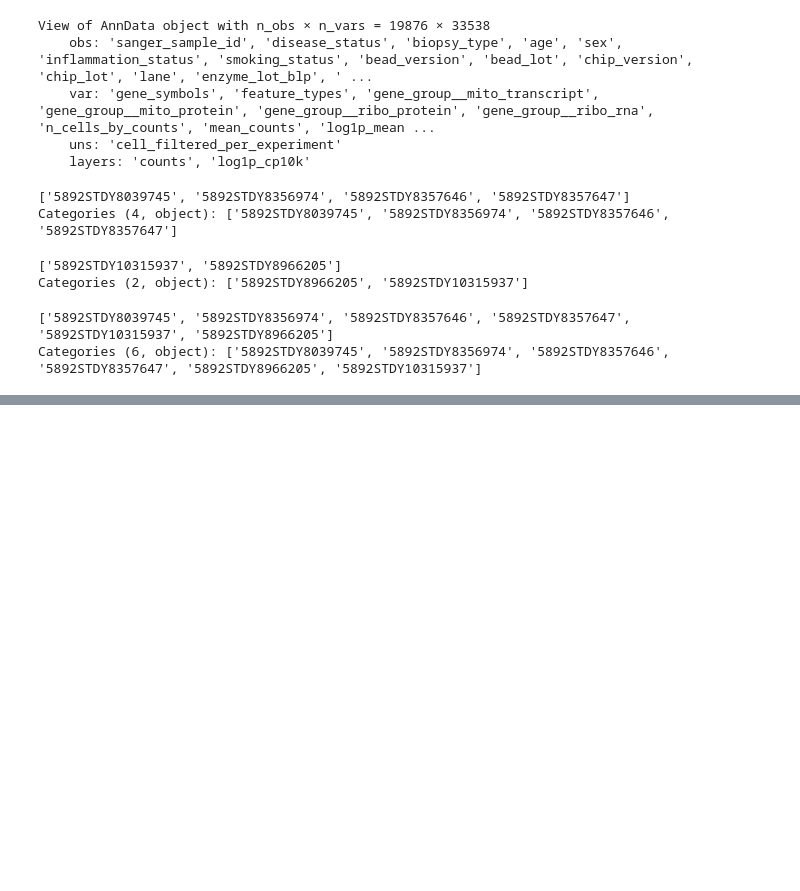
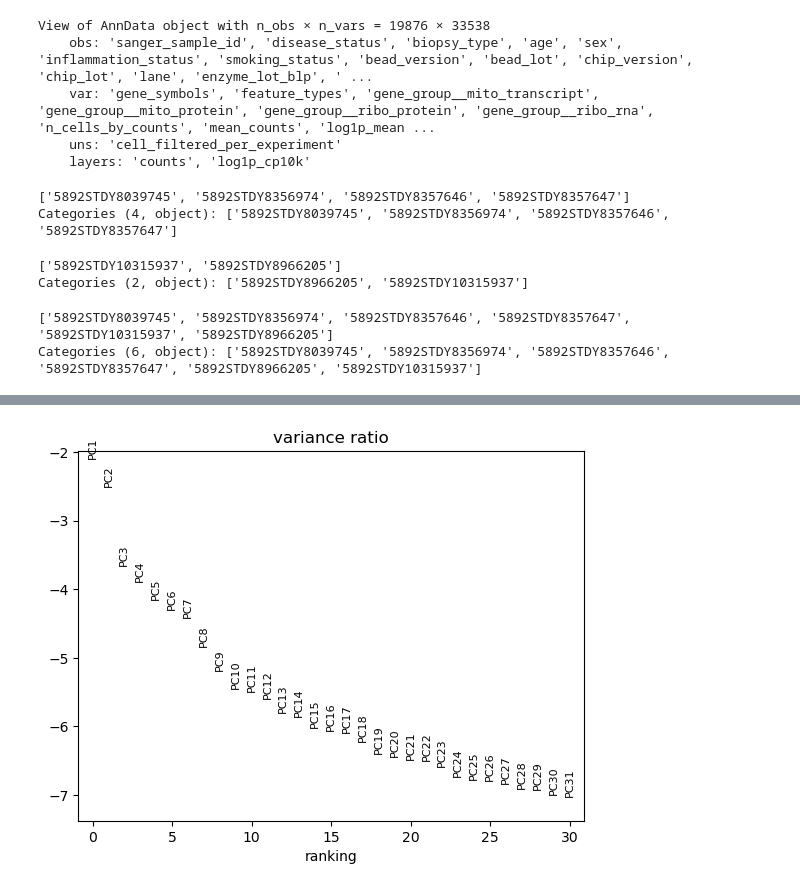
Before and after one commit to tuonglab/Charlotte, a Jupyter notebook: notebooks/crohns_disease_1.ipynb, the cells around one changed output, grey strips where cells are left out. Cells and saved outputs as stored; diff of their text form; code cells hidden in the pictures; blank space fills up the shorter version.

```diff
--- a/notebooks/crohns_disease_1.ipynb
+++ b/notebooks/crohns_disease_1.ipynb
@@ -65,2 +96,6 @@ from umap import UMAP
+# %%
+sc.pl.pca_variance_ratio(adata_moderate, log=True)
+# %% [output]
+[figure, added]
 # %%
 sc.pp.neighbors(adata_moderate, n_neighbors=10, n_pcs=40)
```
Also changed, not shown: parts of 21 cells of this notebook.
